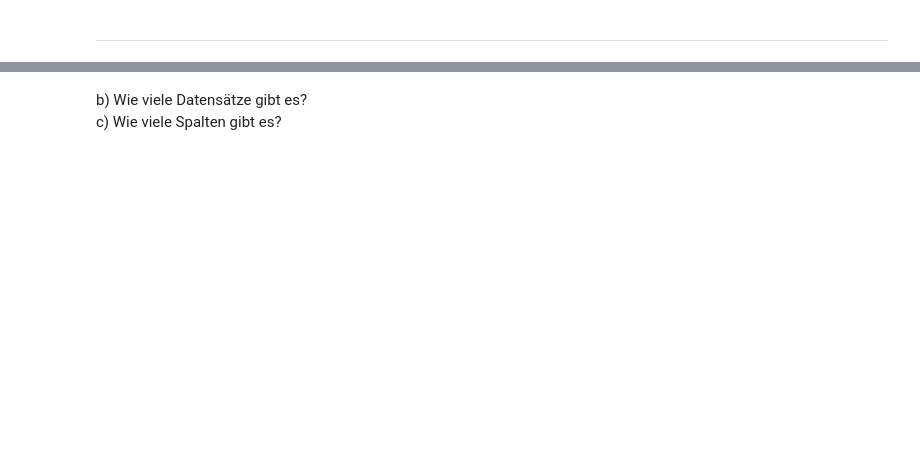
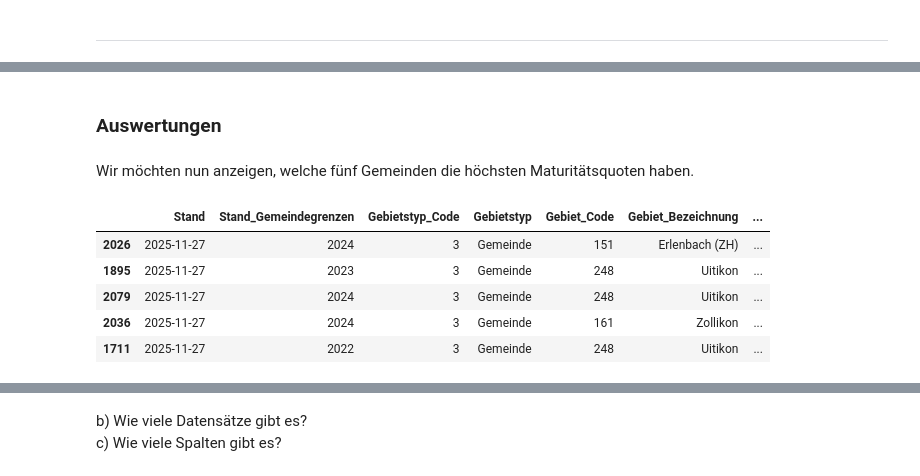
Before and after one commit to RouLee/JupyterLite, a Jupyter notebook: content/Tabellen erstellen.ipynb, the cells around one changed output, grey strips where cells are left out. Cells and saved outputs as stored; diff of their text form; code cells hidden in the pictures; blank space fills up the shorter version.

```diff
--- a/content/Tabellen erstellen.ipynb
+++ b/content/Tabellen erstellen.ipynb
@@ -188,0 +215,14 @@ d. Wie viele Einträge gibt es die keinen Wert bei "Maturitaetsquote_gymnasial"
+# %% [markdown]
+### Auswertungen
+# %% [markdown]
+Wir möchten nun anzeigen, welche fünf Gemeinden die höchsten Maturitätsquoten haben.
+# %%
+# zeige die Gemeinden mit den höchsten Maturitätsquoten an
+df_mat[df_mat['Gebietstyp'] == 'Gemeinde'].sort_values(by='Maturitaetsquote_gymnasial', ascending=False).head()
+# %% [output]
+|  | Stand | Stand_Gemeindegrenzen | Gebietstyp_Code | Gebietstyp | Gebiet_Code | Gebiet_Bezeichnung | ... |
+| 2026 | 2025-11-27 | 2024 | 3 | Gemeinde | 151 | Erlenbach (ZH) | ... |
+| 1895 | 2025-11-27 | 2023 | 3 | Gemeinde | 248 | Uitikon | ... |
+| 2079 | 2025-11-27 | 2024 | 3 | Gemeinde | 248 | Uitikon | ... |
+| 2036 | 2025-11-27 | 2024 | 3 | Gemeinde | 161 | Zollikon | ... |
+| 1711 | 2025-11-27 | 2022 | 3 | Gemeinde | 248 | Uitikon | ... |
```
Also changed, not shown: parts of 34 cells of this notebook, 17 other files.
